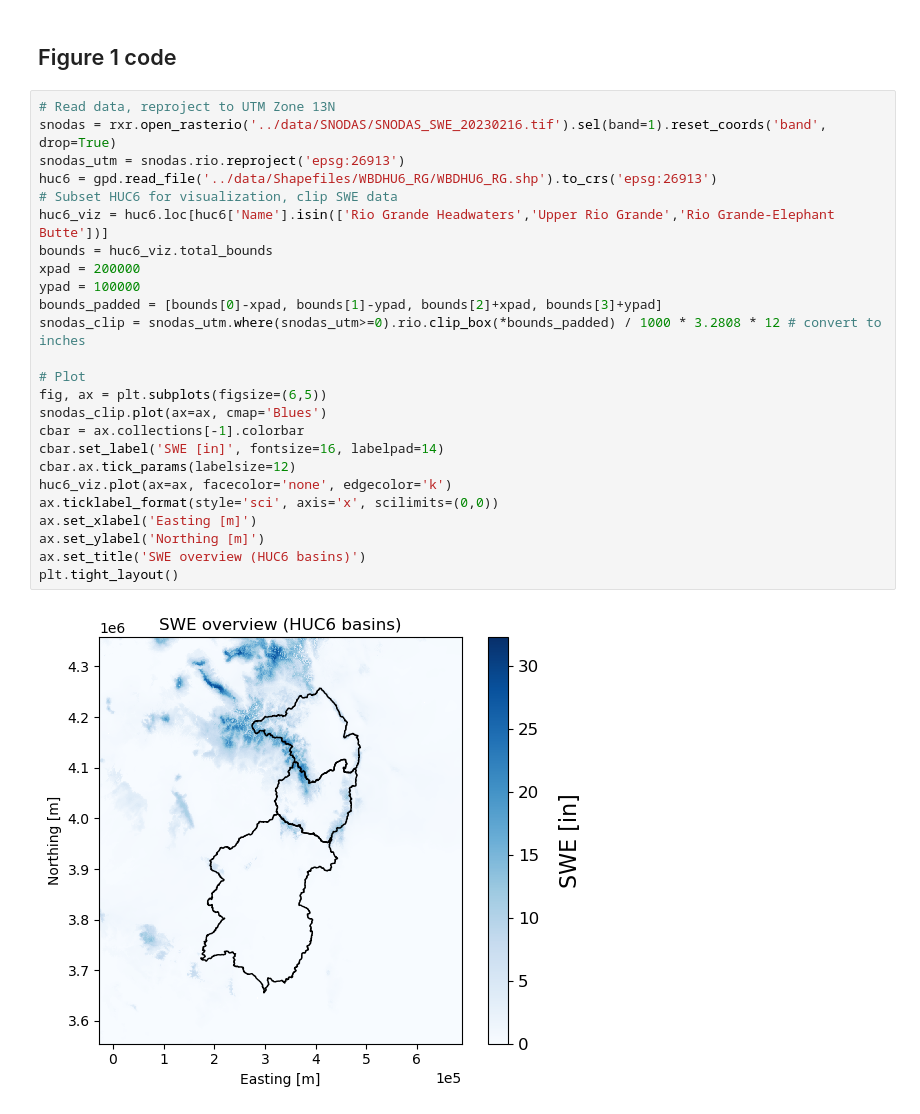
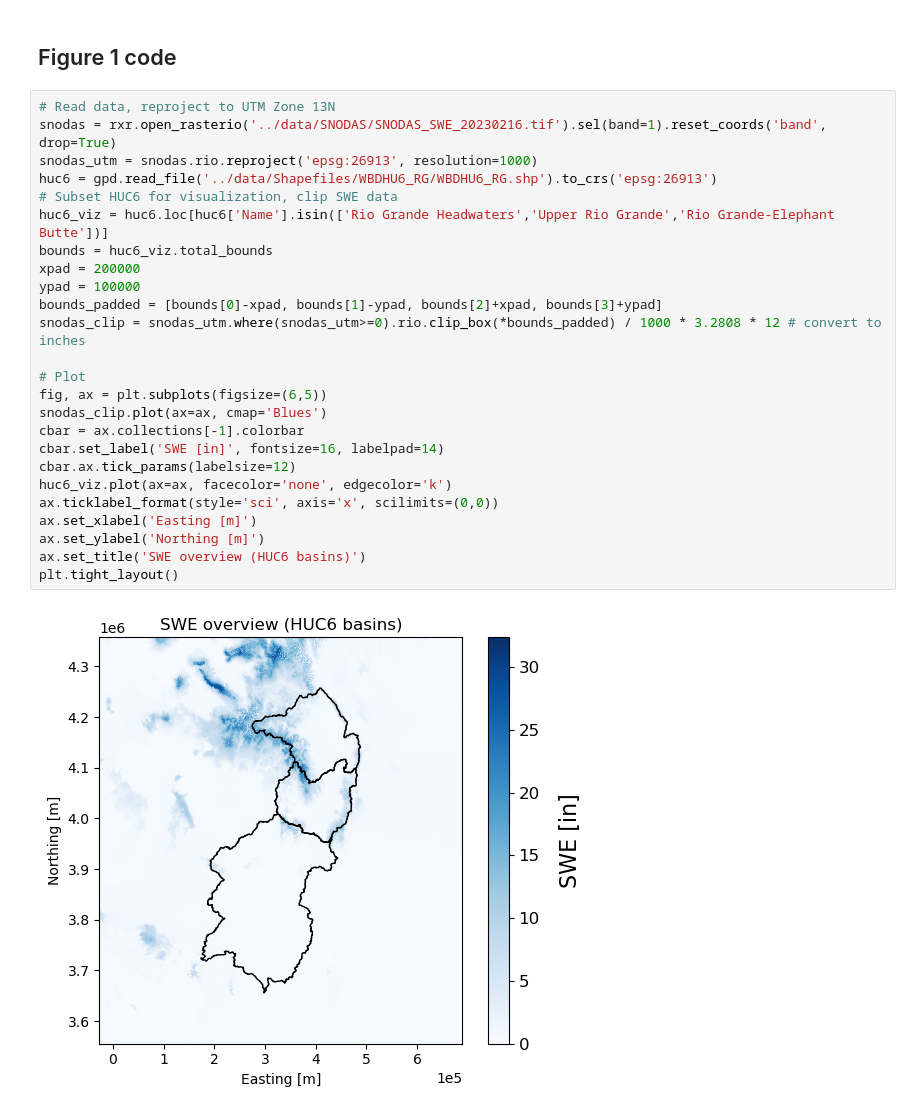
Before and after one commit to max-gersh/SWE-Evaluation-Tool, a Jupyter notebook: ross/ross_sandbox.ipynb, the cells around one changed output. Drawn from its saved outputs; the diff is of its cells as text.

```diff
--- a/ross/ross_sandbox.ipynb
+++ b/ross/ross_sandbox.ipynb
@@ -13,27 +13,27 @@ import re
 # %%
 # Read data, reproject to UTM Zone 13N
 snodas = rxr.open_rasterio('../data/SNODAS/SNODAS_SWE_20230216.tif').sel(band=1).reset_coords('band', drop=True)
-snodas_utm = snodas.rio.reproject('epsg:26913')
+snodas_utm = snodas.rio.reproject('epsg:26913', resolution=1000)
 huc6 = gpd.read_file('../data/Shapefiles/WBDHU6_RG/WBDHU6_RG.shp').to_crs('epsg:26913')
 # Subset HUC6 for visualization, clip SWE data
 huc6_viz = huc6.loc[huc6['Name'].isin(['Rio Grande Headwaters','Upper Rio Grande','Rio Grande-Elephant Butte'])]
 bounds = huc6_viz.total_bounds
 xpad = 200000
 ypad = 100000
 bounds_padded = [bounds[0]-xpad, bounds[1]-ypad, bounds[2]+xpad, bounds[3]+ypad]
 snodas_clip = snodas_utm.where(snodas_utm>=0).rio.clip_box(*bounds_padded) / 1000 * 3.2808 * 12 # convert to inches
 
 # Plot
 fig, ax = plt.subplots(figsize=(6,5))
 snodas_clip.plot(ax=ax, cmap='Blues')
 cbar = ax.collections[-1].colorbar
 cbar.set_label('SWE [in]', fontsize=16, labelpad=14)
 cbar.ax.tick_params(labelsize=12)
 huc6_viz.plot(ax=ax, facecolor='none', edgecolor='k')
 ax.ticklabel_format(style='sci', axis='x', scilimits=(0,0))
 ax.set_xlabel('Easting [m]')
 ax.set_ylabel('Northing [m]')
 ax.set_title('SWE overview (HUC6 basins)')
 plt.tight_layout()
 # %% [output]
-[figure, old version]
+[figure, new version]
```
Also changed, not shown: parts of 7 cells of this notebook.
